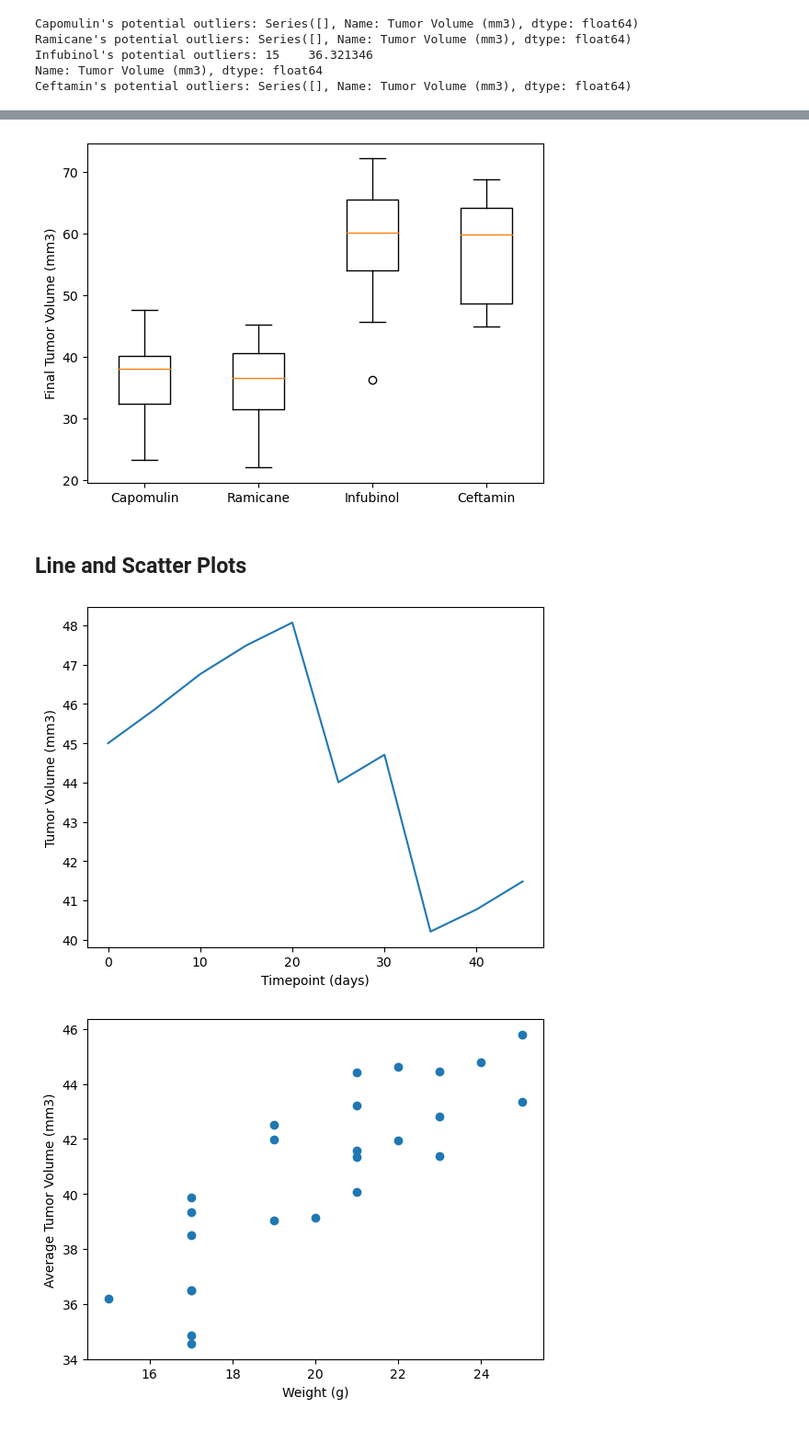
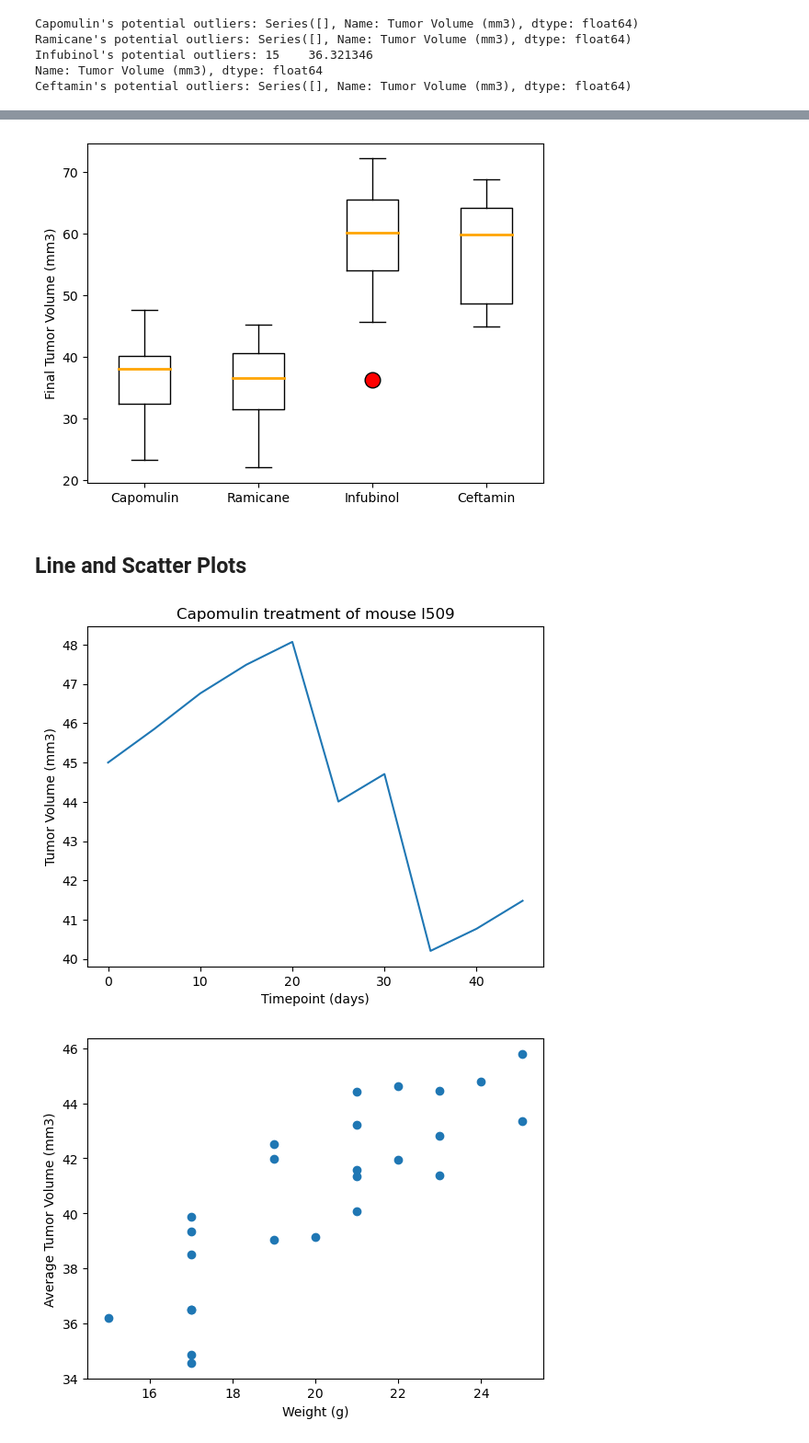
Before and after one commit to ashwinjain99/Data_Visualization, a Jupyter notebook: Analysis/pymaceuticals_analysis.ipynb, the cells around one changed output, grey strips where cells are left out. Shown: that part at 92% size. Drawn from its saved outputs; the diff is of its cells as text; code cells hidden in the pictures.

Commit message:
Adding updated analysis file and resources folder

```diff
--- a/pymaceuticals_analysis.ipynb
+++ b/Analysis/pymaceuticals_analysis.ipynb
@@ -17,8 +17,8 @@ import numpy as np
 from scipy.stats import linregress
 
 # Study data files
-mouse_metadata_path = "data/Mouse_metadata.csv"
-study_results_path = "data/Study_results.csv"
+mouse_metadata_path = "../Resources/Mouse_metadata.csv"
+study_results_path = "../Resources/Study_results.csv"
 
 # Read the mouse data and the study results
 mouse_metadata = pd.read_csv(mouse_metadata_path)
@@ -276,25 +251,29 @@ Infubinol_df.sort_values("Tumor Volume (mm3)",  ascending=False)
 # Generate a box plot that shows the distrubution of the tumor volume for each treatment group.
 fig, ax = plt.subplots()
 
-ax.boxplot(tumor_vol_data, labels=treatments)
+flierprops = dict(marker='o', markerfacecolor='red', markersize=12, linestyle='none')
+medianprops = dict(linestyle='-', linewidth=2, color='orange')
+
+ax.boxplot(tumor_vol_data, labels=treatments, flierprops=flierprops, medianprops=medianprops)
 
 ax.set_ylabel("Final Tumor Volume (mm3)")
 plt.show()
 # %% [output]
-[figure, old version]
+[figure, new version]
 # %% [markdown]
 ## Line and Scatter Plots
 # %%
 # Generate a line plot of tumor volume vs. time point for a single mouse treated with Capomulin
 single_mouse = clean_df.loc[clean_df["Mouse ID"] == "l509"]
 
 plt.plot(single_mouse["Timepoint"], single_mouse["Tumor Volume (mm3)"])
 
 plt.xlabel("Timepoint (days)")
 plt.ylabel("Tumor Volume (mm3)")
+plt.title('Capomulin treatment of mouse l509')
 plt.show()
 # %% [output]
-[figure, old version]
+[figure, new version]
 # %%
 # Generate a scatter plot of mouse weight vs. the average observed tumor volume for the entire Capomulin regimen
 Capomulin_df = clean_df.loc[clean_df["Drug Regimen"] == "Capomulin"]
```
Also changed, not shown: parts of 2 cells of this notebook, 3 other files.
